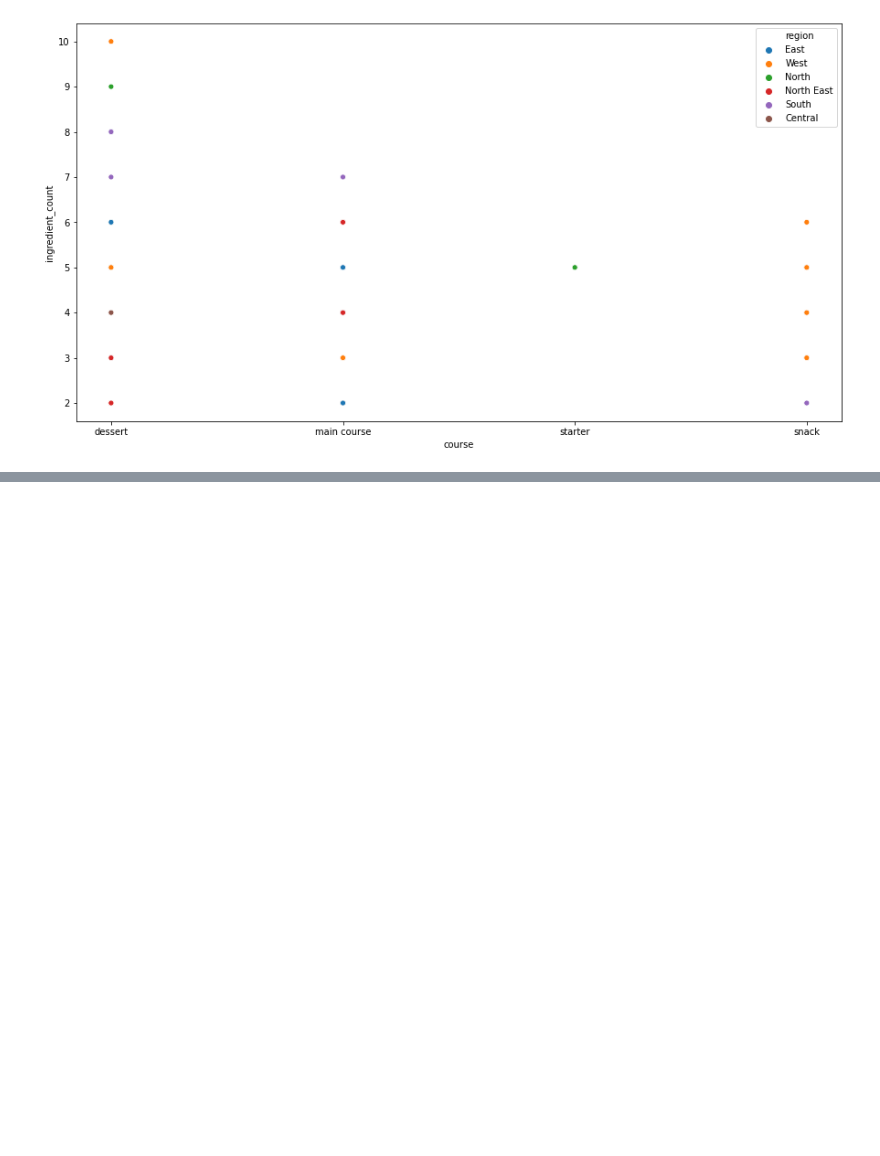
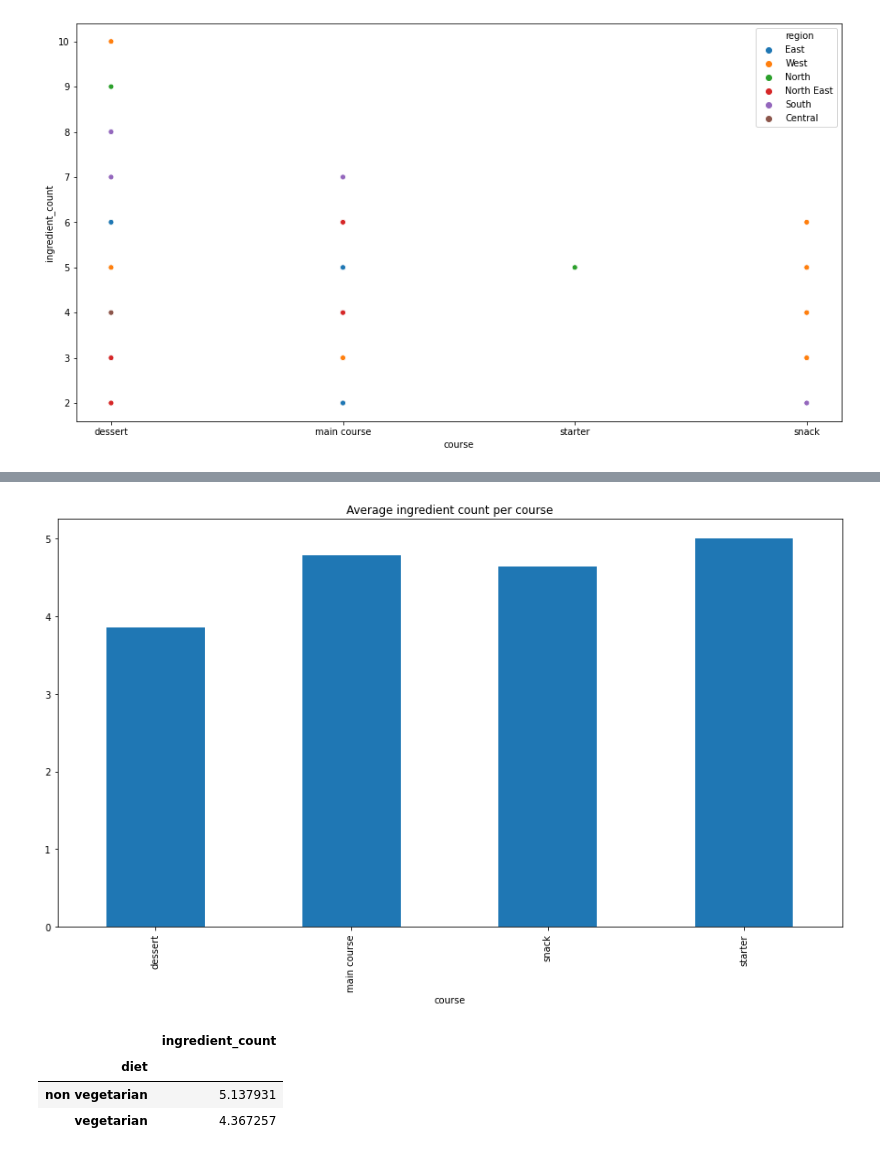
Before and after one commit to NickCunnington/Indian_food_project, a Jupyter notebook: data_cleaning.ipynb, the cells around one changed output, grey strips where cells are left out. Saved outputs shown, nothing was run; the diff lists cells and outputs as text; code cells hidden in the pictures; blank space fills up the shorter version.

```diff
--- a/data_cleaning.ipynb
+++ b/data_cleaning.ipynb
@@ -367,0 +374,2 @@ sns.scatterplot(data = food_count, x = 'course', y = 'ingredient_count', hue = '
+# %%
+course_ingredient_count = food_count.pivot_table(values = 'ingredient_count', index = 'course', aggfunc = np.mean)
@@ -367,0 +385,14 @@ sns.scatterplot(data = food_count, x = 'course', y = 'ingredient_count', hue = '
+# %%
+course_ingredient_count.plot(kind = 'bar', legend = False)
+plt.title('Average ingredient count per course')
+plt.show()
+# %% [output]
+[figure, added]
+# %%
+diet_ingredient_count = food_count.pivot_table(values = 'ingredient_count', index = 'diet', aggfunc = np.mean)
+diet_ingredient_count
+# %% [output]
+|  | ingredient_count |
+| diet |  |
+| non vegetarian | 5.137931 |
+| vegetarian | 4.367257 |
```
Also changed, not shown: parts of 19 cells of this notebook.
